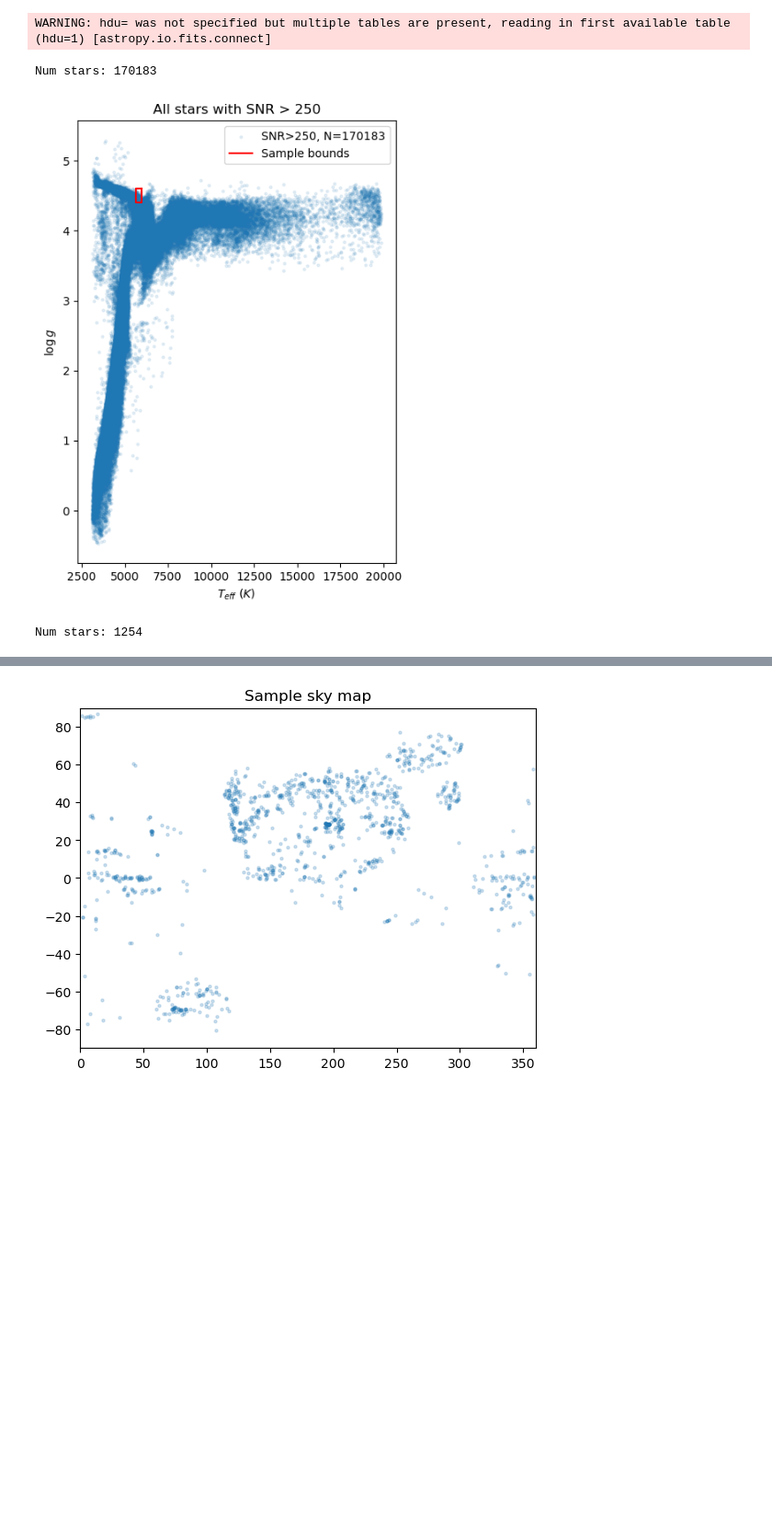
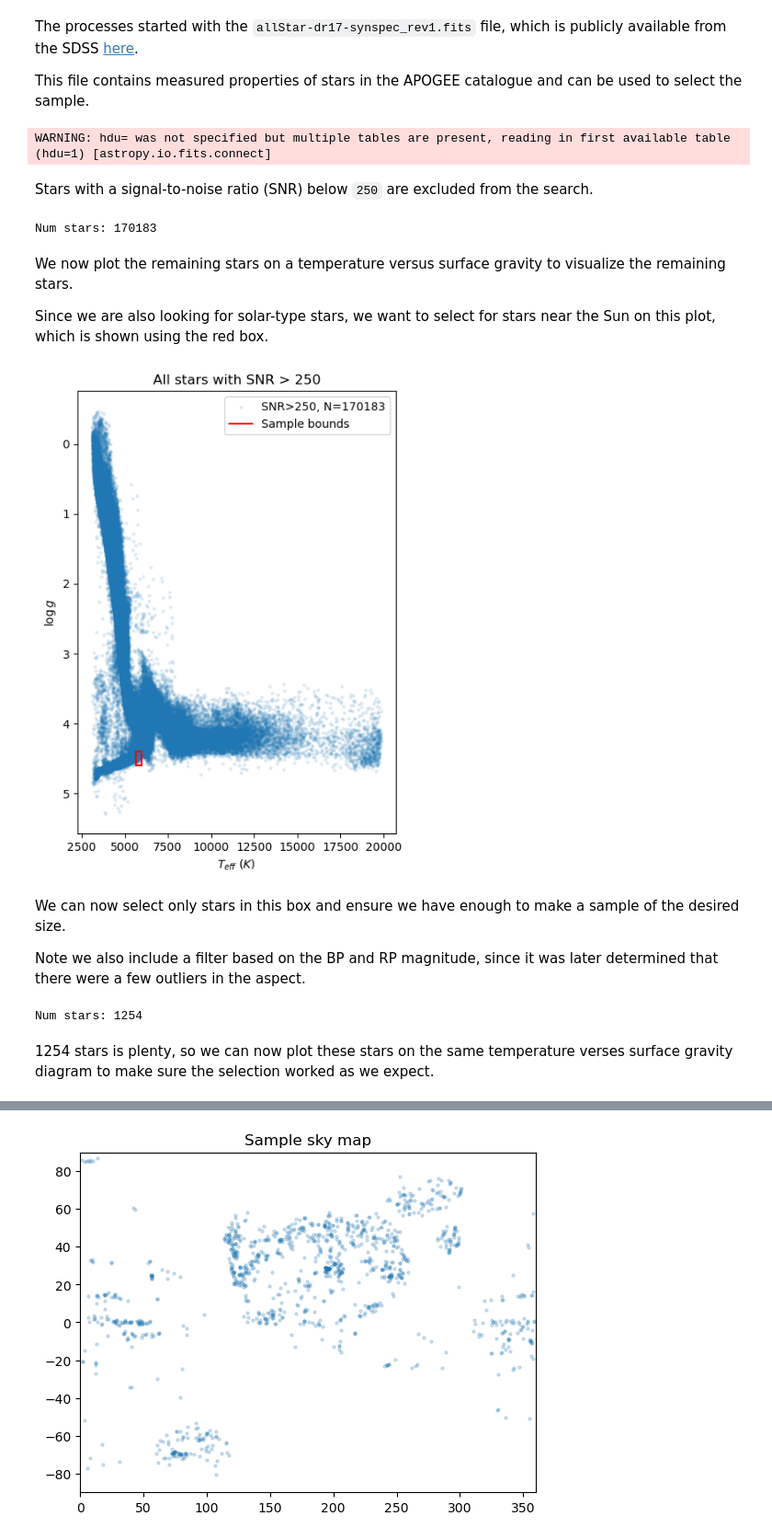
Before and after one commit to josephhand/BSRC-ALIAS, a Jupyter notebook: scratch/target_selection.ipynb, the cells around one changed output, grey strips where cells are left out. Shown at 92% size. Saved outputs shown, nothing was run; the diff lists cells and outputs as text; code cells hidden in the pictures; blank space fills up the shorter version.

```diff
--- a/scratch/target_selection.ipynb
+++ b/scratch/target_selection.ipynb
@@ -11,2 +12,6 @@ from astropy.io import fits
 %matplotlib inline
+# %% [markdown]
+The processes started with the `allStar-dr17-synspec_rev1.fits` file, which is publicly available from the SDSS [here](https://data.sdss.org/sas/dr17/apogee/spectro/aspcap/dr17/synspec_rev1/allStar-dr17-synspec_rev1.fits).
+
+This file contains measured properties of stars in the APOGEE catalogue and can be used to select the sample.
 # %%
@@ -19,4 +20,6 @@ file = '../data/allStar-dr17-synspec_rev1.fits'
 tbl = Table.read(file)
 # %% [output]
 WARNING: hdu= was not specified but multiple tables are present, reading in first available table (hdu=1) [astropy.io.fits.connect]
+# %% [markdown]
+Stars with a signal-to-noise ratio (SNR) below `250` are excluded from the search.
 # %%
@@ -25,39 +27,48 @@ snr_filter = tbl['SNR'] > 250
 print('Num stars: %i' %sum(snr_filter))
 # %% [output]
 Num stars: 170183
+# %% [markdown]
+We now plot the remaining stars on a temperature versus surface gravity to visualize the remaining stars.
+
+Since we are also looking for solar-type stars, we want to select for stars near the Sun on this plot, which is shown using the red box.
 # %%
 # Plot teff vs. logg
 _ = plt.figure(figsize=(5,7))
 plt.title('All stars with SNR > 250')
 plt.scatter(tbl['TEFF'][snr_filter], tbl['LOGG'][snr_filter],
             s=5, alpha=0.1, label='SNR>250, N=%i' %sum(snr_filter))
+plt.gca().invert_yaxis()
 
 # Additionally, plot box used for selecting solar-type stars
 
 # Parameters for selection box
 teff = 5800
 teff_spread = 150
 logg = 4.5
 logg_spread = 0.1
 
 plt.plot([
         teff + teff_spread,
         teff + teff_spread,
         teff - teff_spread,
         teff - teff_spread,
         teff + teff_spread
     ],
     [
         logg + logg_spread,
         logg - logg_spread,
         logg - logg_spread,
         logg + logg_spread,
         logg + logg_spread
     ], c='r', label='Sample bounds')
 plt.xlabel('$T_{eff}$ ($K$)')
 plt.ylabel('$\log g$')
 plt.legend()
 plt.savefig('teff_logg_all.png',dpi=150,bbox_inches='tight')
 # %% [output]
-[figure, old version]
+[figure, new version]
+# %% [markdown]
+We can now select only stars in this box and ensure we have enough to make a sample of the desired size.
+
+Note we also include a filter based on the BP and RP magnitude, since it was later determined that there were a few outliers in the aspect.
 # %%
@@ -74,4 +84,6 @@ star_filter = np.array(
 print('Num stars: %i' %sum(star_filter))
 # %% [output]
 Num stars: 1254
+# %% [markdown]
+1254 stars is plenty, so we can now plot these stars on the same temperature verses surface gravity diagram to make sure the selection worked as we expect.
 # %%
```
Also changed, not shown: parts of 15 cells of this notebook, 6 other files.
